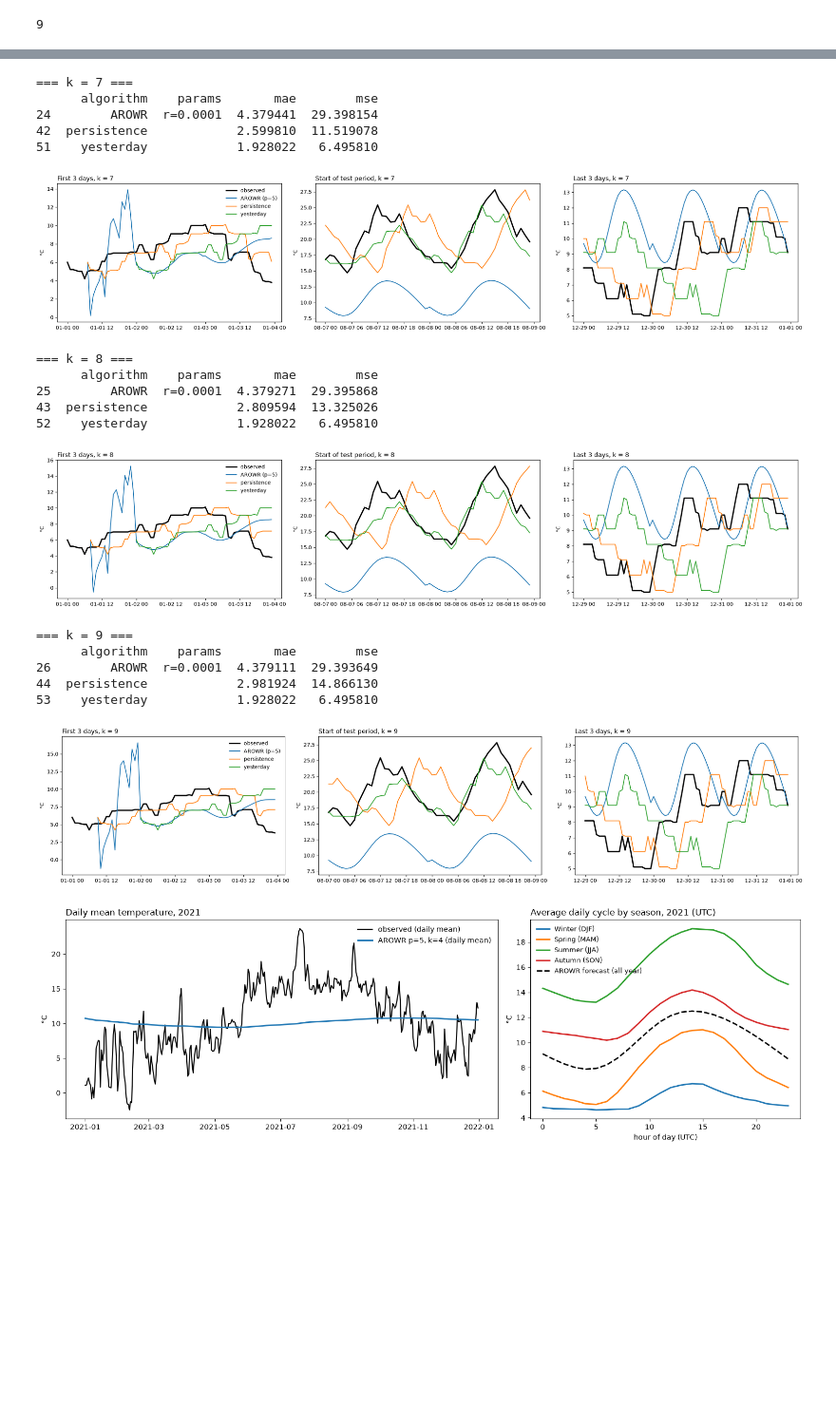
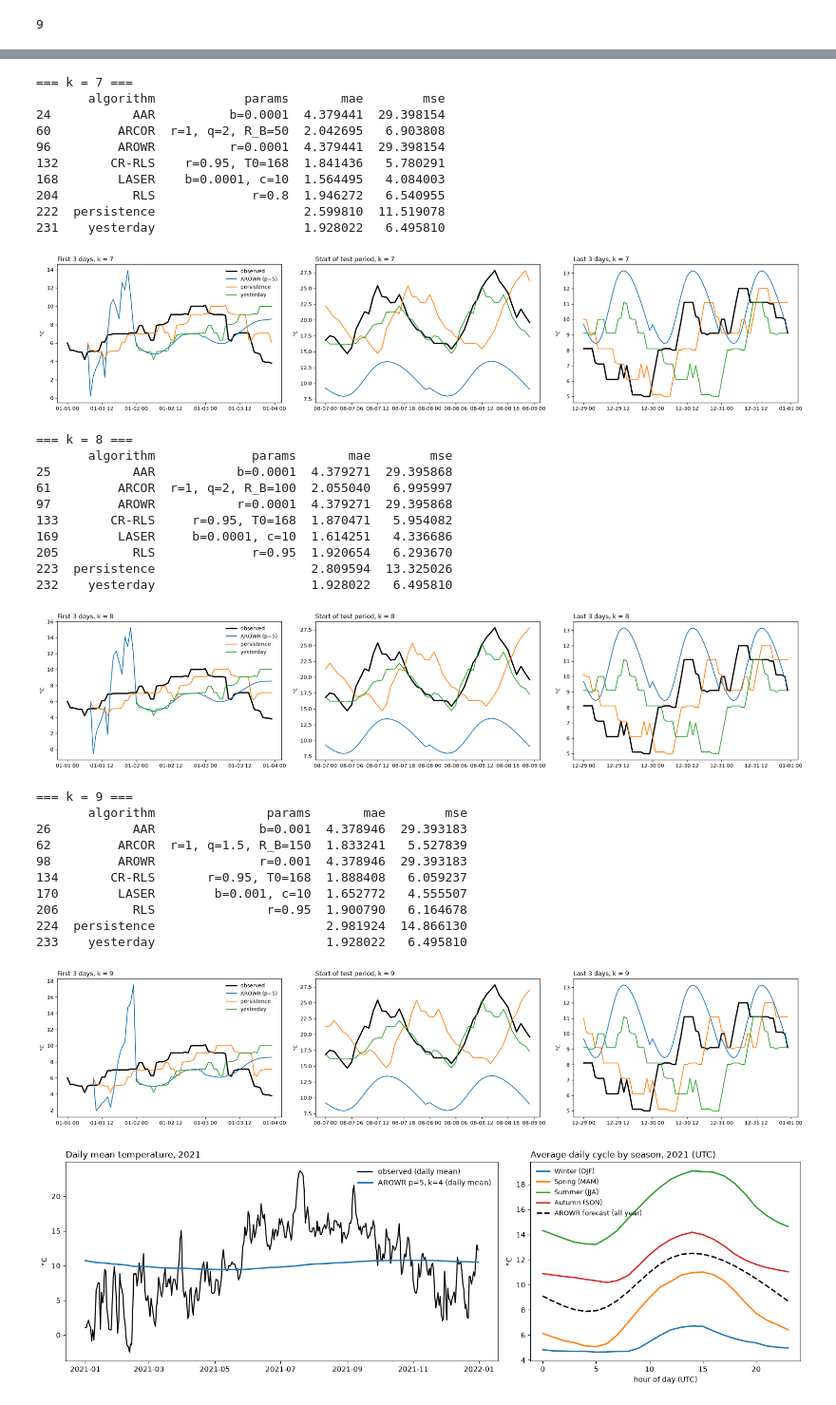
Before and after one commit to EmilyChoong/MATH30009-Online-Temperature-Forecasting, a Jupyter notebook: notebooks/01_check.ipynb, the cells around one changed output, grey strips where cells are left out. Shown at 95% size. Cells and saved outputs as stored; diff of their text form; code cells hidden in the pictures; blank space fills up the shorter version.

Commit message:
rerun with p = 3,..,8 and k = 1..12; Add running MAE notebook and Task 3/4 figures

```diff
--- a/notebooks/01_check.ipynb
+++ b/notebooks/01_check.ipynb
@@ -1,4 +1,11 @@
 # %%
+import sys
+from pathlib import Path
+
+ROOT = Path.cwd().parent          # project folder (one level above notebooks/)
+sys.path.insert(0, str(ROOT))     # so `from outputs_io import ...` works
+FIG = ROOT / "figures"
+
 import pandas as pd
 import matplotlib.pyplot as plt
 from outputs_io import load_results, load_predictions
@@ -25,7 +32,7 @@ windows = {"First 3 days": ("2020-01-01", "2020-01-04"),
            "Start of test period": ("2020-08-07", "2020-08-09"),
            "Last 3 days":  ("2022-12-29", "2023-01-01")}
 
-for k in [4, 5, 6, 7, 8, 9]:
+for k in [4, 5, 6, 7, 8, 9, 10, 11, 12]:
     print(f"\n=== k = {k} ===")
     print(res[(res.k == k) & ((res.p == p) | res.p.isna())][["algorithm", "params", "mae", "mse"]])
 
@@ -41,7 +48,8 @@ for k in [4, 5, 6, 7, 8, 9]:
         ax.set_title(f"{title}, k = {k}", loc="left"); ax.set_ylabel("°C")
     axes[0].legend(frameon=False)
     fig.tight_layout()
-    fig.savefig(f"figures/k{k}_p{p}_first_last_days.png", dpi=150, bbox_inches="tight")
+    fig.savefig(FIG / f"k{k}_p{p}_first_last_days.png", dpi=150, bbox_inches="tight")
+    fig.savefig(FIG / "seasonal_2021.png", dpi=150, bbox_inches="tight")
     plt.show()      # in a notebook, shows each chart as it's made
     plt.close(fig)  # stops 5 open figures piling up in memory
 # %% [output]
@@ -65,22 +88,37 @@ for k in [4, 5, 6, 7, 8, 9]:
 [figure]
 === k = 7 ===
-      algorithm    params       mae        mse
-24        AROWR  r=0.0001  4.379441  29.398154
-42  persistence            2.599810  11.519078
-51    yesterday            1.928022   6.495810
+       algorithm            params       mae        mse
+24           AAR          b=0.0001  4.379441  29.398154
+60         ARCOR  r=1, q=2, R_B=50  2.042695   6.903808
+96         AROWR          r=0.0001  4.379441  29.398154
+132       CR-RLS    r=0.95, T0=168  1.841436   5.780291
+168        LASER    b=0.0001, c=10  1.564495   4.084003
+204          RLS             r=0.8  1.946272   6.540955
+222  persistence                    2.599810  11.519078
+231    yesterday                    1.928022   6.495810
 [figure]
 === k = 8 ===
-      algorithm    params       mae        mse
-25        AROWR  r=0.0001  4.379271  29.395868
-43  persistence            2.809594  13.325026
-52    yesterday            1.928022   6.495810
+       algorithm             params       mae        mse
+25           AAR           b=0.0001  4.379271  29.395868
+61         ARCOR  r=1, q=2, R_B=100  2.055040   6.995997
+97         AROWR           r=0.0001  4.379271  29.395868
+133       CR-RLS     r=0.95, T0=168  1.870471   5.954082
+169        LASER     b=0.0001, c=10  1.614251   4.336686
+205          RLS             r=0.95  1.920654   6.293670
+223  persistence                     2.809594  13.325026
+232    yesterday                     1.928022   6.495810
 [figure]
 === k = 9 ===
-      algorithm    params       mae        mse
-26        AROWR  r=0.0001  4.379111  29.393649
-44  persistence            2.981924  14.866130
-53    yesterday            1.928022   6.495810
+       algorithm               params       mae        mse
+26           AAR              b=0.001  4.378946  29.393183
+62         ARCOR  r=1, q=1.5, R_B=150  1.833241   5.527839
+98         AROWR              r=0.001  4.378946  29.393183
+134       CR-RLS       r=0.95, T0=168  1.888408   6.059237
+170        LASER        b=0.001, c=10  1.652772   4.555507
+206          RLS               r=0.95  1.900790   6.164678
+224  persistence                       2.981924  14.866130
+233    yesterday                       1.928022   6.495810
-[figure, old version]
+[figure, new version]
 # %%
 pred = load_predictions().set_index("time")
 yr, col = pred.loc["2021"], "AROWR_k4_p5"
```
Also changed, not shown: parts of 2 cells of this notebook, 7 other files.
